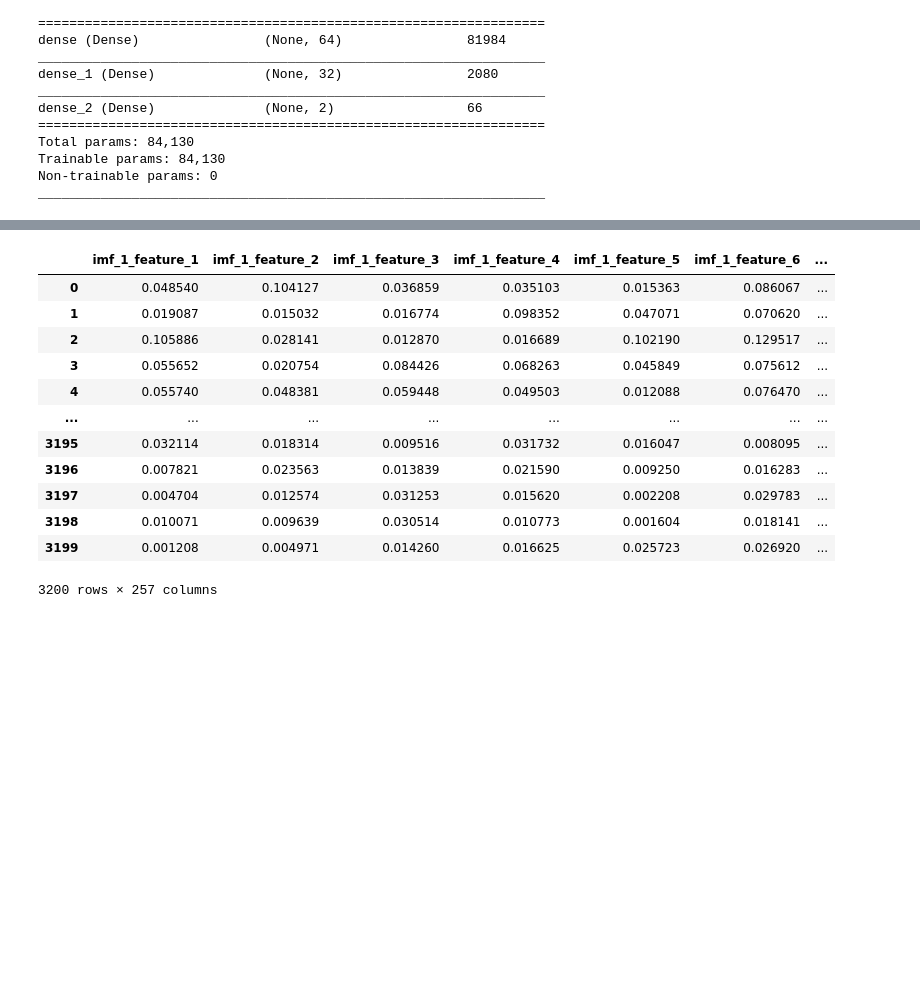
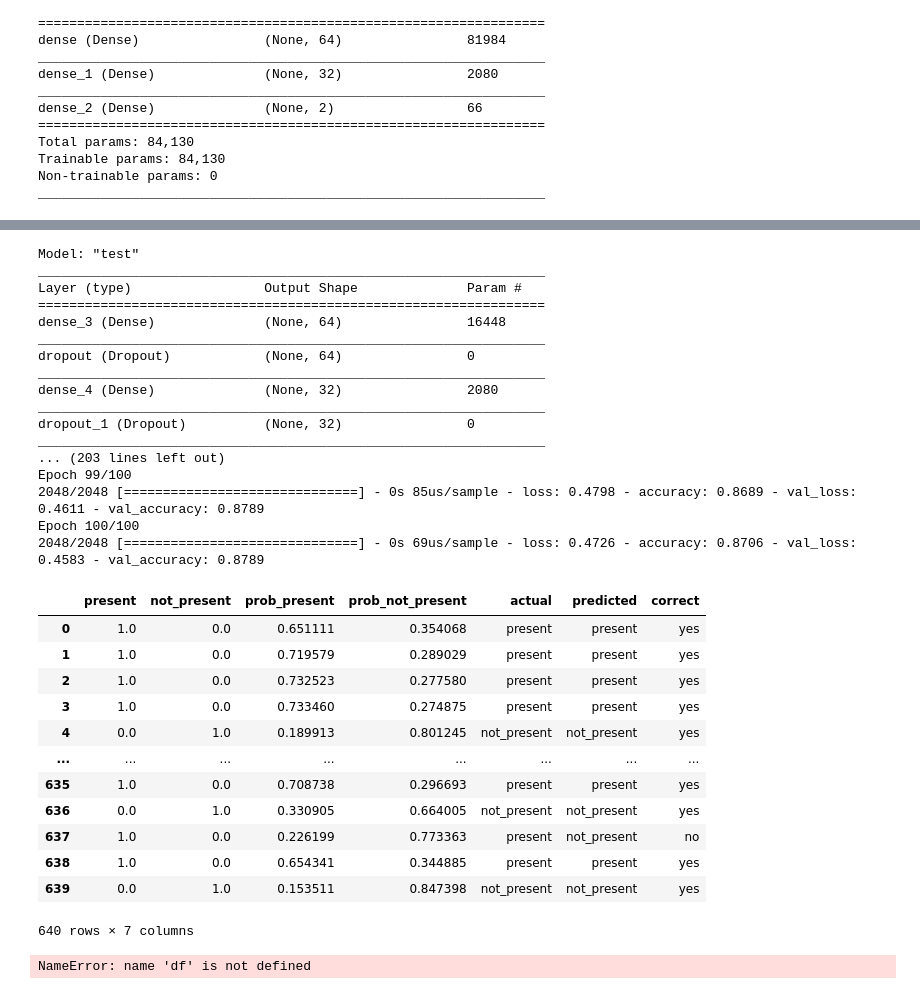
Before and after one commit to jeason15/ERAU-REU-2020, a Jupyter notebook: exploratory-analysis.ipynb, the cells around one changed output, grey strips where cells are left out. Saved outputs shown, nothing was run; the diff lists cells and outputs as text; code cells hidden in the pictures; blank space fills up the shorter version.

```diff
--- a/exploratory-analysis.ipynb
+++ b/exploratory-analysis.ipynb
@@ -122,7 +130,7 @@ y_pred
 640 rows × 7 columns
 # %%
-small_df = df[df.columns[0:256]]
-small_df >>= bind_cols(df.drone_present)
+df_small = df[df.columns[0:256]]
+df_small >>= bind_cols(df.drone_present)
 
 presence_labs = df_small['drone_present']
 
@@ -140,47 +148,65 @@ x_train, x_test, y_train, y_test = train_test_split(x, y, test_size=0.2)
 
 model = keras.Sequential(name='test')
 model.add(Dense(64, activation='relu', input_shape=(256,)))
+model.add(Dropout(0.1))
 model.add(Dense(32, activation='relu'))
+model.add(Dropout(0.1))
 model.add(Dense(2, activation='sigmoid'))
 
-model = keras.Sequential(name='test')
-model.add(Dense(64, activation='relu', input_shape=(256,)))
-model.add(Dense(32, activation='relu'))
-model.add(Dense(2, activation='sigmoid'))
+model.compile(optimizer='sgd', loss='binary_crossentropy', metrics=['accuracy'])
+model.build(input_shape=(1280,))
+model.summary()
 
 fit1 = model.fit(x = x_train,
         y = y_train,
         epochs = 100,
         batch_size = 32,
         validation_split = .2,
         verbose=True)
 
 prediction = model.predict(x_test)
 prediction_df = pd.DataFrame(prediction, columns=['prob_present','prob_not_present'])
 
 y_test = pd.DataFrame(y_test,columns=['present','not_present'])
 
 y_pred = y_test >> bind_cols(prediction_df)
 
 y_pred >>= mutate(actual = case_when([y_pred.present == 1, 'present'],
 [y_pred.not_present == 1, 'not_present']),
 predicted = case_when([y_pred.prob_present > y_pred.prob_not_present, 'present'],
 [y_pred.prob_present < y_pred.prob_not_present, 'not_present']))
 
 y_pred >>= mutate(correct = case_when([y_pred.actual == y_pred.predicted, 'yes'],
 [y_pred.actual != y_pred.predicted, 'no']))
 y_pred
 # %% [output]
+Model: "test"
+_________________________________________________________________
+Layer (type)                 Output Shape              Param #
+=================================================================
+dense_3 (Dense)              (None, 64)                16448
+_________________________________________________________________
+dropout (Dropout)            (None, 64)                0
+_________________________________________________________________
+dense_4 (Dense)              (None, 32)                2080
+_________________________________________________________________
+dropout_1 (Dropout)          (None, 32)                0
+_________________________________________________________________
+... (203 lines left out)
+Epoch 99/100
+2048/2048 [==============================] - 0s 85us/sample - loss: 0.4798 - accuracy: 0.8689 - val_loss: 0.4611 - val_accuracy: 0.8789
+Epoch 100/100
+2048/2048 [==============================] - 0s 69us/sample - loss: 0.4726 - accuracy: 0.8706 - val_loss: 0.4583 - val_accuracy: 0.8789
-|  | imf_1_feature_1 | imf_1_feature_2 | imf_1_feature_3 | imf_1_feature_4 | imf_1_feature_5 | imf_1_feature_6 | ... |
-| 0 | 0.048540 | 0.104127 | 0.036859 | 0.035103 | 0.015363 | 0.086067 | ... |
-| 1 | 0.019087 | 0.015032 | 0.016774 | 0.098352 | 0.047071 | 0.070620 | ... |
-| 2 | 0.105886 | 0.028141 | 0.012870 | 0.016689 | 0.102190 | 0.129517 | ... |
-| 3 | 0.055652 | 0.020754 | 0.084426 | 0.068263 | 0.045849 | 0.075612 | ... |
-| 4 | 0.055740 | 0.048381 | 0.059448 | 0.049503 | 0.012088 | 0.076470 | ... |
+|  | present | not_present | prob_present | prob_not_present | actual | predicted | correct |
+| 0 | 1.0 | 0.0 | 0.651111 | 0.354068 | present | present | yes |
+| 1 | 1.0 | 0.0 | 0.719579 | 0.289029 | present | present | yes |
+| 2 | 1.0 | 0.0 | 0.732523 | 0.277580 | present | present | yes |
+| 3 | 1.0 | 0.0 | 0.733460 | 0.274875 | present | present | yes |
+| 4 | 0.0 | 1.0 | 0.189913 | 0.801245 | not_present | not_present | yes |
 | ... | ... | ... | ... | ... | ... | ... | ... |
-| 3195 | 0.032114 | 0.018314 | 0.009516 | 0.031732 | 0.016047 | 0.008095 | ... |
-| 3196 | 0.007821 | 0.023563 | 0.013839 | 0.021590 | 0.009250 | 0.016283 | ... |
-| 3197 | 0.004704 | 0.012574 | 0.031253 | 0.015620 | 0.002208 | 0.029783 | ... |
-| 3198 | 0.010071 | 0.009639 | 0.030514 | 0.010773 | 0.001604 | 0.018141 | ... |
-| 3199 | 0.001208 | 0.004971 | 0.014260 | 0.016625 | 0.025723 | 0.026920 | ... |
+| 635 | 1.0 | 0.0 | 0.708738 | 0.296693 | present | present | yes |
+| 636 | 0.0 | 1.0 | 0.330905 | 0.664005 | not_present | not_present | yes |
+| 637 | 1.0 | 0.0 | 0.226199 | 0.773363 | present | not_present | no |
+| 638 | 1.0 | 0.0 | 0.654341 | 0.344885 | present | present | yes |
+| 639 | 0.0 | 1.0 | 0.153511 | 0.847398 | not_present | not_present | yes |
-3200 rows × 257 columns
+640 rows × 7 columns
@@ -188,0 +213,9 @@ y_pred
+# %%
+x = df.drop(['behavior','signal','multiple','drone_present'],axis=1).values
+pca = decomposition.PCA(n_components=1280)
+pca.fit(x)
+x_transformed = pca.transform(x)
+explained_variance = pca.explained_variance_ratio_
+sum(explained_variance[0:100])
+# %% [output]
+NameError: name 'df' is not defined
```
Also changed, not shown: parts of 7 cells of this notebook.
